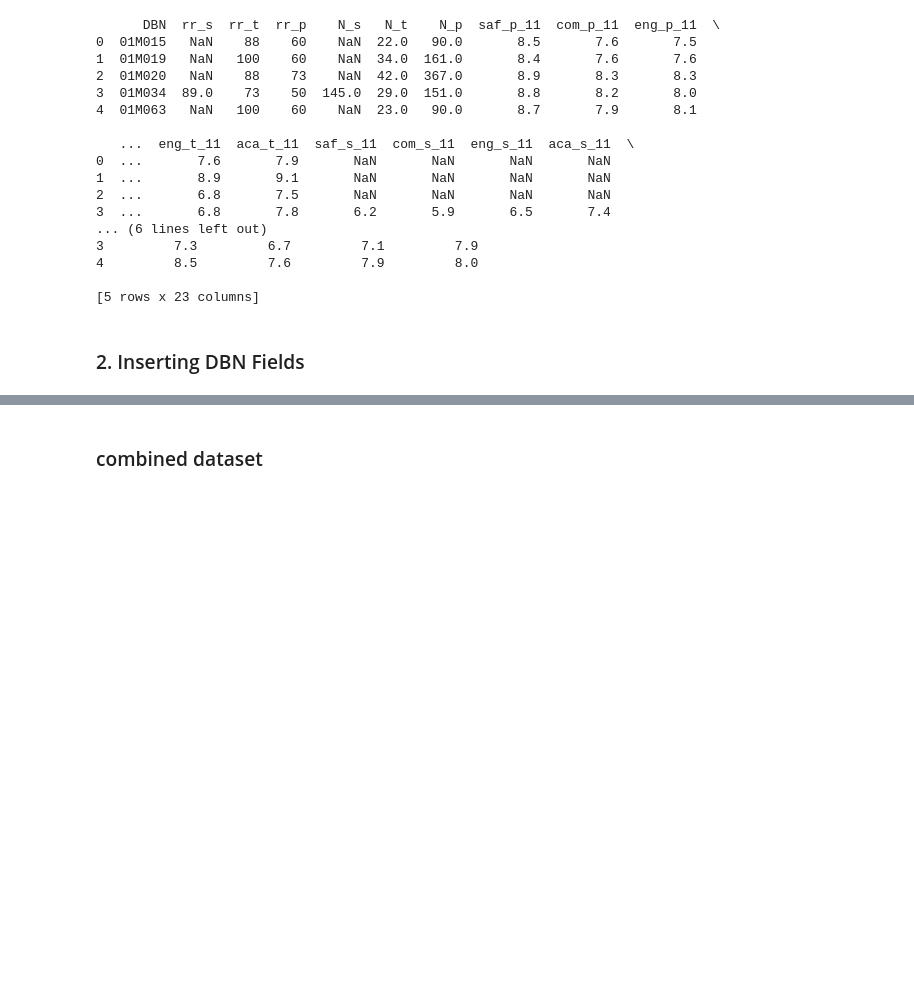
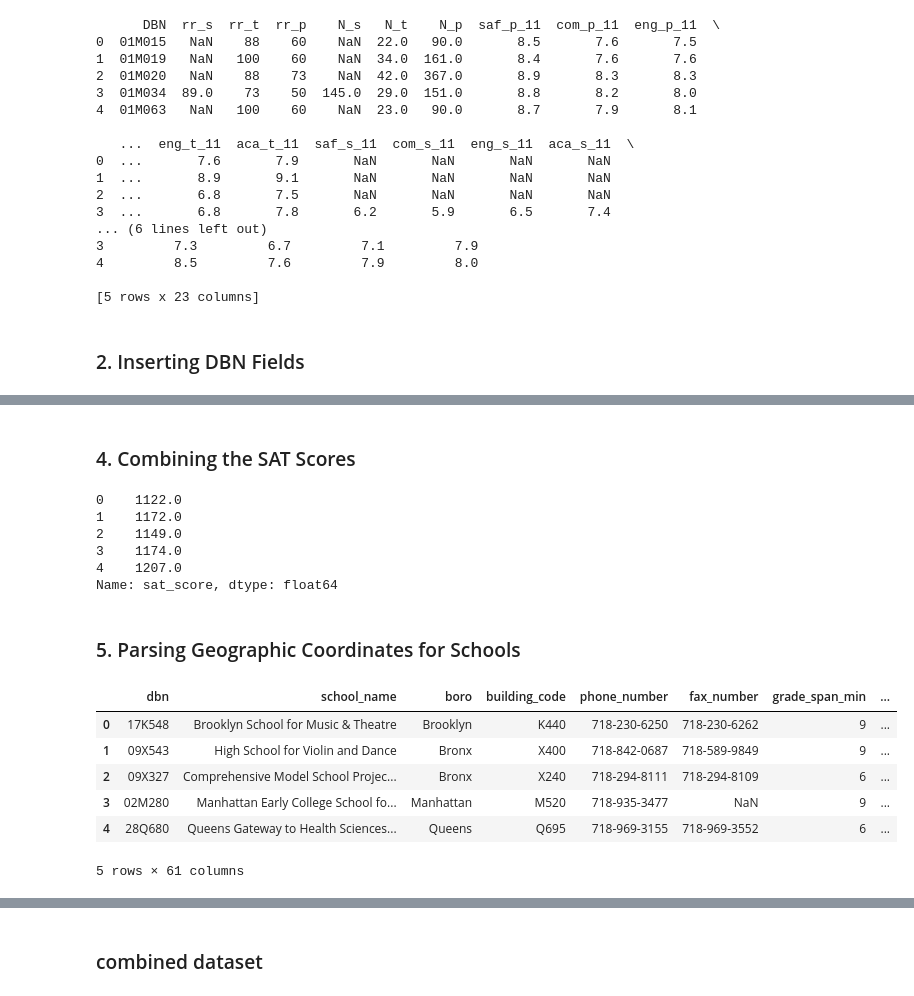
Before and after one commit to tapasig/Data-Science-topics, a Jupyter notebook: Projects/Analyzing NYC High School Data/Analyzing_NYC_High_School_Data.ipynb, the cells around one changed output, grey strips where cells are left out. Saved outputs shown, nothing was run; the diff lists cells and outputs as text; code cells hidden in the pictures; blank space fills up the shorter version.

```diff
--- a/Projects/Analyzing NYC High School Data/Analyzing_NYC_High_School_Data.ipynb
+++ b/Projects/Analyzing NYC High School Data/Analyzing_NYC_High_School_Data.ipynb
@@ -132,0 +140,7 @@ data["hs_directory"]["DBN"] = data["hs_directory"]["dbn"]
+# %%
+#apply the function to change the 'CSD' column to padded CSD
+data["class_size"]["padded_csd"] = data["class_size"]["CSD"].apply(pad_csd)
+# %%
+#combine two cilumns to recreate the 'DBN' column for 'class_size' dataset
+data["class_size"]["DBN"] = data["class_size"]["padded_csd"] + data["class_size"]["SCHOOL CODE"]
+print(data["class_size"].head())
@@ -132,0 +165,42 @@ data["hs_directory"]["DBN"] = data["hs_directory"]["dbn"]
+# %% [markdown]
+### 4. Combining the SAT Scores
+# %%
+#convert from string to numeric
+cols = ['SAT Math Avg. Score', 'SAT Critical Reading Avg. Score', 'SAT Writing Avg. Score']
+for c in cols:
+    data["sat_results"][c] = pd.to_numeric(data["sat_results"][c], errors="coerce")
+
+# add up sat score values from three columns
+data['sat_results']['sat_score'] = data['sat_results'][cols[0]] + data['sat_results'][cols[1]] + data['sat_results'][cols[2]]
+print(data['sat_results']['sat_score'].head())
+# %% [output]
+0    1122.0
+1    1172.0
+2    1149.0
+3    1174.0
+4    1207.0
+Name: sat_score, dtype: float64
+# %% [markdown]
+### 5. Parsing Geographic Coordinates for Schools
+# %%
+#function with regular expression to extract lattitude
+import re
+
+def find_lat(loc):
+    coords = re.findall("\(.+\)", loc)
+    lat = coords[0].split(",")[0].replace("(", "")
+    #re.findall("\(.+\)",location)[0].split(",")[0].replace('(',"")
+    return lat
+
+#apply the above function
+data["hs_directory"]["lat"] = data["hs_directory"]["Location 1"].apply(find_lat)
+# %%
+data["hs_directory"].head()
+# %% [output]
+|  | dbn | school_name | boro | building_code | phone_number | fax_number | grade_span_min | ... |
+| 0 | 17K548 | Brooklyn School for Music & Theatre | Brooklyn | K440 | 718-230-6250 | 718-230-6262 | 9 | ... |
+| 1 | 09X543 | High School for Violin and Dance | Bronx | X400 | 718-842-0687 | 718-589-9849 | 9 | ... |
+| 2 | 09X327 | Comprehensive Model School Projec... | Bronx | X240 | 718-294-8111 | 718-294-8109 | 6 | ... |
+| 3 | 02M280 | Manhattan Early College School fo... | Manhattan | M520 | 718-935-3477 | NaN | 9 | ... |
+| 4 | 28Q680 | Queens Gateway to Health Sciences... | Queens | Q695 | 718-969-3155 | 718-969-3552 | 6 | ... |
+5 rows × 61 columns
```
Also changed, not shown: parts of 4 cells of this notebook.
